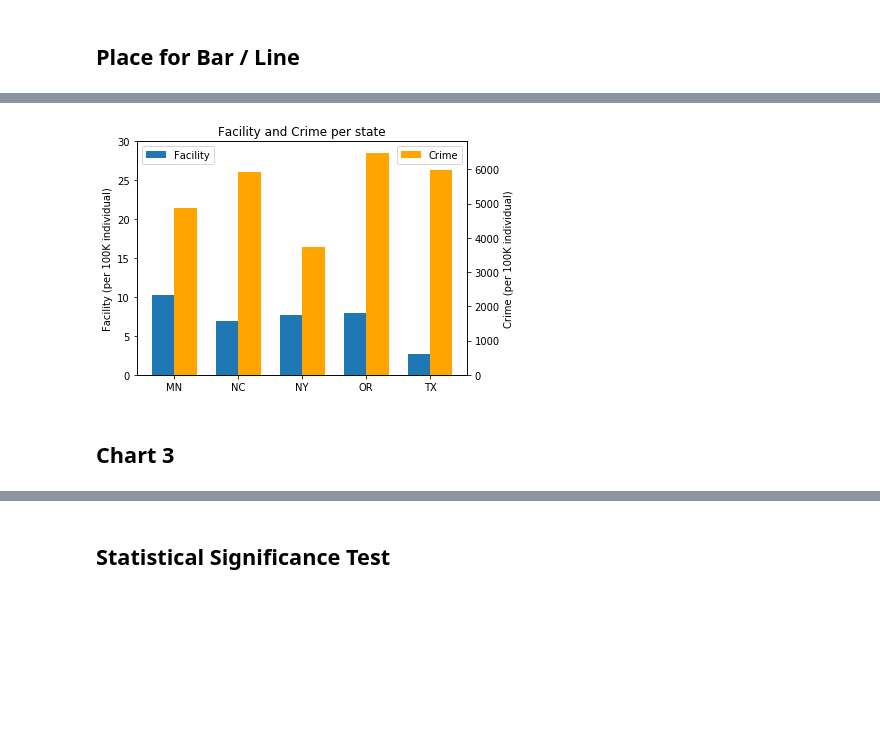
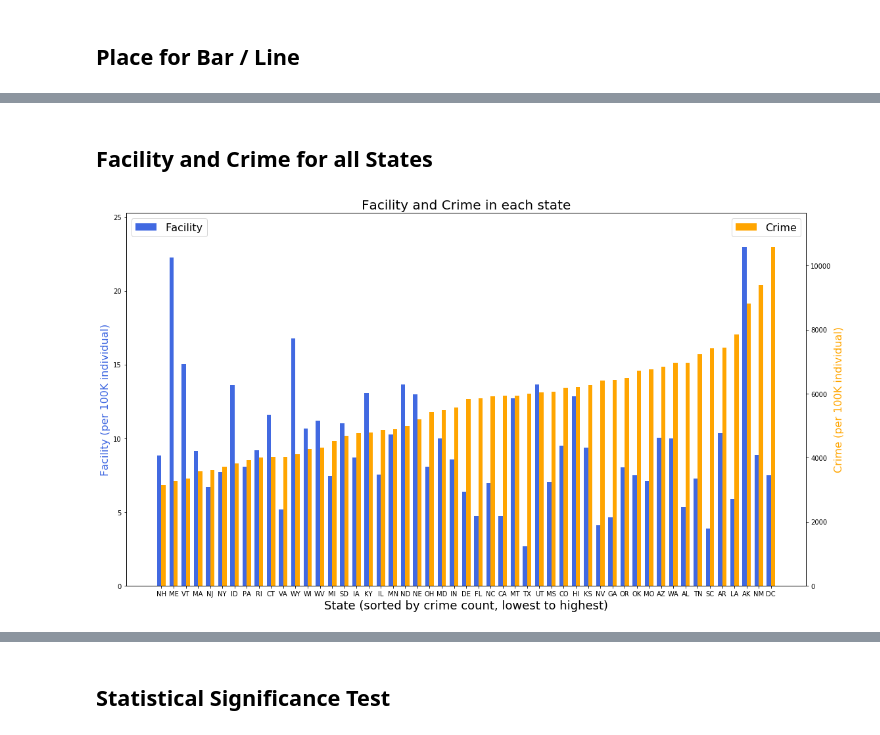
Before and after one commit to gkumar24/Project1, a Jupyter notebook: Ganesh 13ReasonsPy.ipynb, the cells around one changed output, grey strips where cells are left out. Cells and saved outputs as stored; diff of their text form; code cells hidden in the pictures; blank space fills up the shorter version.

Commit message:
Analysis Graphs

```diff
--- a/Ganesh 13ReasonsPy.ipynb
+++ b/Ganesh 13ReasonsPy.ipynb
@@ -243,39 +250,50 @@ plt.scatter(Reasons13_reduced_df["Facility Count (per 100K)"], Reasons13_reduced
+# %% [markdown]
+## Facility and Crime for all States
 # %%
+Reasons13_reduced_df = Reasons13_df
+Reasons13_reduced_df = Reasons13_reduced_df.sort_values('crime count (per 100K)',ascending=True)
 width = 0.35
-
 labels = Reasons13_reduced_df["state"]
 Facility_Count = Reasons13_reduced_df["Facility Count (per 100K)"]
 Crime_Count = Reasons13_reduced_df["crime count (per 100K)"]
 
 x = np.arange(len(labels))
 
-fig, ax1 = plt.subplots()
-rects1 = ax1.bar(x - width/2, Facility_Count, width, label='Facility')
+fig, ax1 = plt.subplots(figsize=(16,9))
+
+font = { 'color':  'royalblue',
+        'weight': 'normal',
+        'size': 16,
+        }
+rects1 = ax1.bar(x - width/2, Facility_Count, width, label='Facility', color=font["color"])
 # Add some text for labels, title and custom x-axis tick labels, etc.
-ax1.set_ylabel('Facility (per 100K individual)')
-ax1.set_title('Facility and Crime per state')
+ax1.set_ylabel('Facility (per 100K individual)', fontdict=font)
 ax1.set_xticks(x)
 ax1.set_xticklabels(labels)
-ax1.set_ylim(ymin=0, ymax=30)
+ax1.set_ylim(ymin=0, ymax=(Facility_Count.max())*1.1)
+ax1.legend(loc="upper left", fontsize=font["size"])
+ax1.set_title('Facility and Crime in each state', fontdict = {"size":20})
+ax1.set_xlabel('State (sorted by crime count, lowest to highest)', fontdict={"size":18})
 
 ax2 = ax1.twinx()  # instantiate a second axes that shares the same x-axis
-rects2 = ax2.bar(x + width/2, Crime_Count, width, label='Crime',color="orange")
+
+font = { 'color':  'orange',
+        'weight': 'normal',
+        'size': 16,
+        }
+rects2 = ax2.bar(x + width/2, Crime_Count, width, label='Crime',color=font["color"])
 # Add some text for labels, title and custom x-axis tick labels, etc.
-ax2.set_ylabel('Crime (per 100K individual)')
-
+ax2.set_ylabel('Crime (per 100K individual)', fontdict=font)
 ax2.set_xticks(x)
 ax2.set_xticklabels(labels)
-
+ax2.set_ylim(ymin=0, ymax=(Crime_Count.max())*1.1)
+ax2.legend(loc="upper right", fontsize=font["size"])
 # added these three lines
-# lns = lns1+lns2+lns3
+# lns = rects1+rects2
 # labs = [l.get_label() for l in lns]
-# ax.legend(lns, labs, loc=0)
-
-ax1.legend(loc="upper left")
-ax2.legend(loc="upper right")
+# ax2.legend(lns, labs, loc="upper right")
 
 fig.tight_layout()
+fig.savefig("Output/AllStatesBar_Facility_Crime_Bar.png")
 # %% [output]
-[figure, old version]
+[figure, new version]
-# %% [markdown]
-## Chart 3
```
Also changed, not shown: parts of 11 cells of this notebook, 7 other files.
